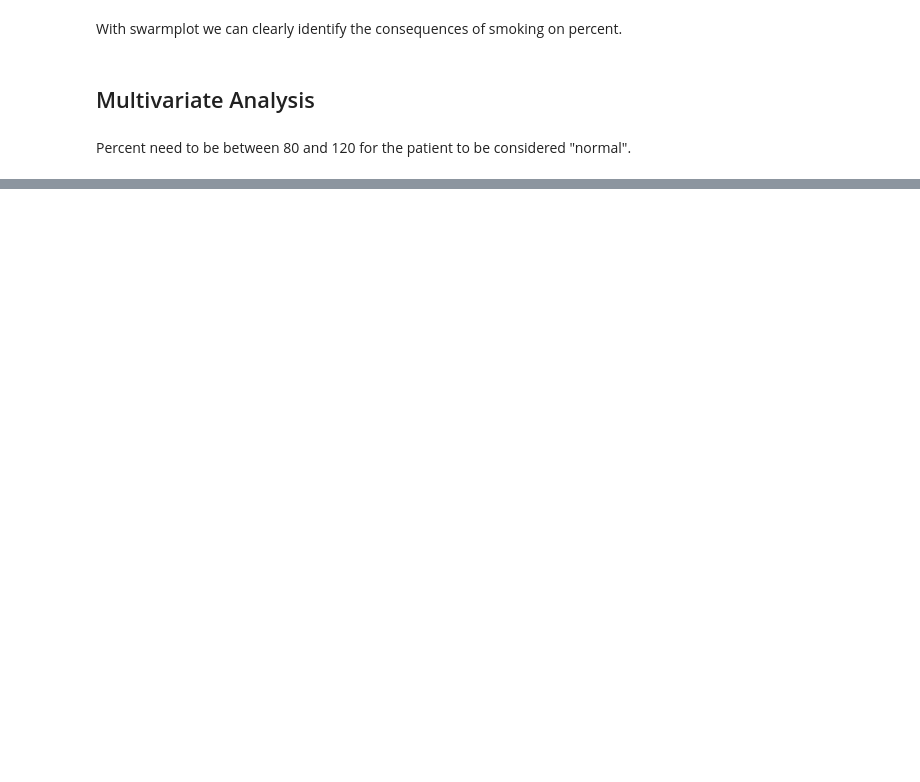
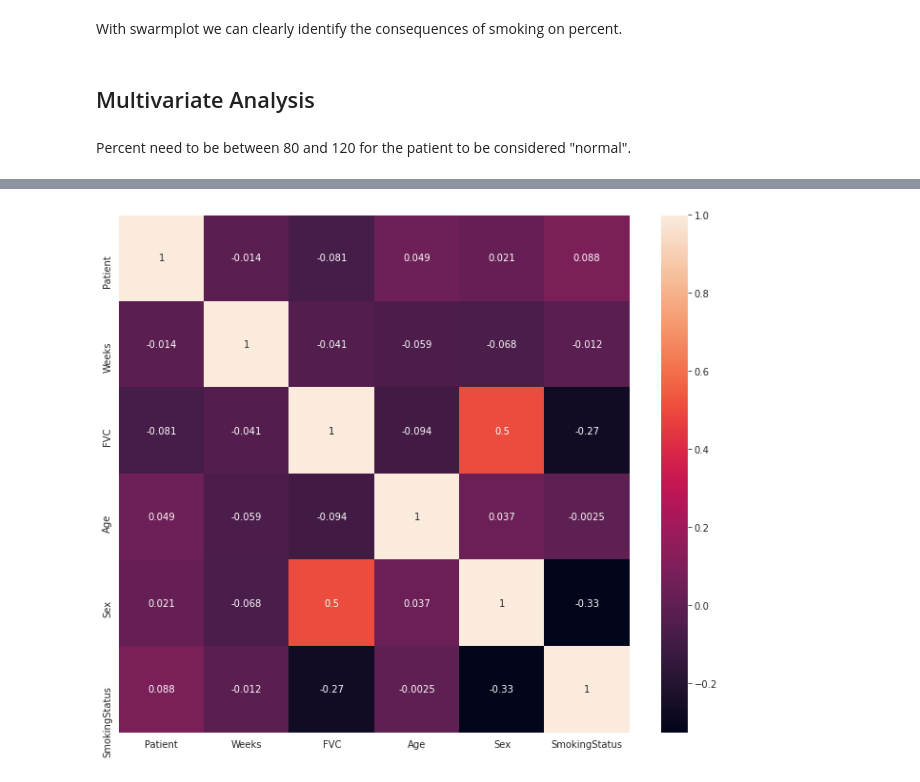
Before and after one commit to pberjon/OSIC-Pulmonary-Fibrosis-Progression-Competition, a Jupyter notebook: osic-pulmonary-fibrosis-exploration.ipynb, the cells around one changed output, grey strips where cells are left out. Saved outputs shown, nothing was run; the diff lists cells and outputs as text; code cells hidden in the pictures; blank space fills up the shorter version.

```diff
--- a/osic-pulmonary-fibrosis-exploration.ipynb
+++ b/osic-pulmonary-fibrosis-exploration.ipynb
@@ -146,0 +317,22 @@ accuracy_score(y_test,rf_pred)
+# %%
+from sklearn.preprocessing import LabelEncoder
+
+s = (df_train.dtypes == 'object')
+s = s.drop('HealthCondition')
+object_cols = list(s[s].index)
+
+# Make copy to avoid changing original data
+label_df_train = df_train.copy()
+label_df_test = df_test.copy()
+
+# Apply label encoder to each column with categorical data
+label_encoder = LabelEncoder()
+for col in object_cols:
+    label_df_train[col] = label_encoder.fit_transform(df_train[col])
+    label_df_test[col] = label_encoder.fit_transform(df_test[col])
+
+
+df_train = label_df_train
+df_test = label_df_test
+
+df_train.head()
@@ -146,0 +346,6 @@ accuracy_score(y_test,rf_pred)
+# %%
+plt.figure(figsize=(12,10))
+sns.heatmap(df_train.corr(),annot=True)
+plt.show()
+# %% [output]
+[figure, added]
```
Also changed, not shown: parts of 30 cells of this notebook.
